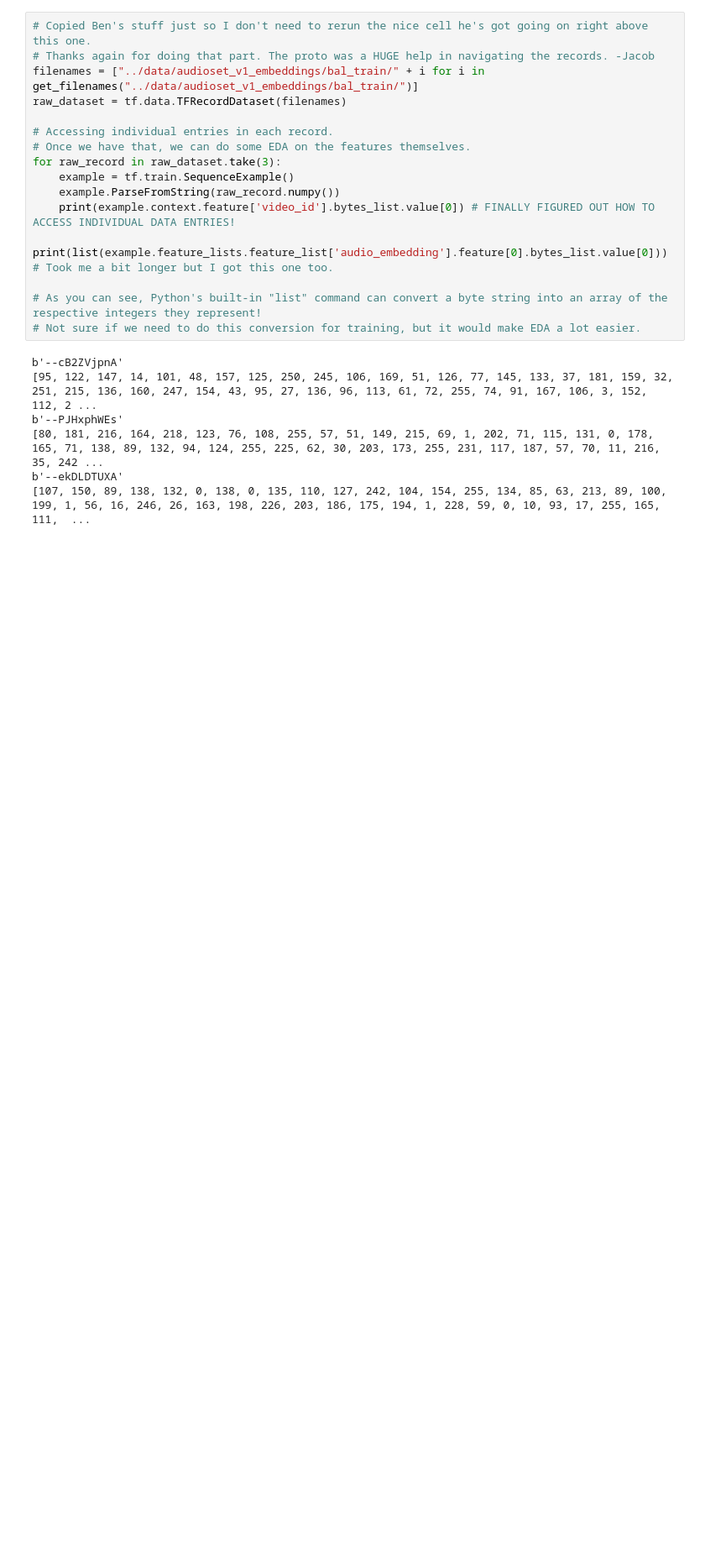
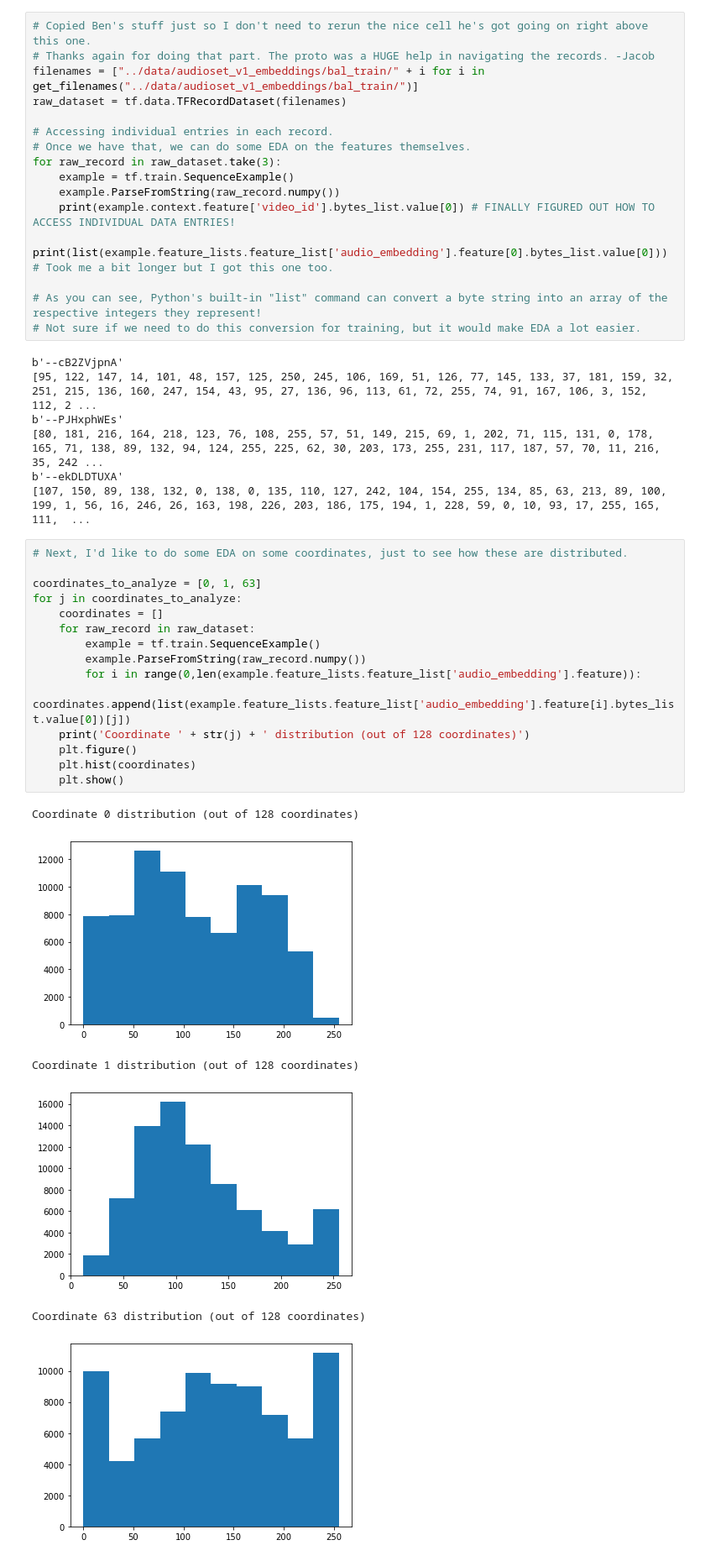
Before and after one commit to mashburnj/Audio_Labeling_Model, a Jupyter notebook: notebooks/Google AudioSet Demo.ipynb, the cells around one changed output. Shown at 84% size. Cells and saved outputs as stored; diff of their text form; blank space fills up the shorter version.

Commit message:
performed EDA on some byte entries

```diff
--- a/notebooks/Google AudioSet Demo.ipynb
+++ b/notebooks/Google AudioSet Demo.ipynb
@@ -130,3 +128,25 @@ b'--PJHxphWEs'
 [80, 181, 216, 164, 218, 123, 76, 108, 255, 57, 51, 149, 215, 69, 1, 202, 71, 115, 131, 0, 178, 165, 71, 138, 89, 132, 94, 124, 255, 225, 62, 30, 203, 173, 255, 231, 117, 187, 57, 70, 11, 216, 35, 242 ...
 b'--ekDLDTUXA'
 [107, 150, 89, 138, 132, 0, 138, 0, 135, 110, 127, 242, 104, 154, 255, 134, 85, 63, 213, 89, 100, 199, 1, 56, 16, 246, 26, 163, 198, 226, 203, 186, 175, 194, 1, 228, 59, 0, 10, 93, 17, 255, 165, 111,  ...
+# %%
+# Next, I'd like to do some EDA on some coordinates, just to see how these are distributed.
+
+coordinates_to_analyze = [0, 1, 63]
+for j in coordinates_to_analyze:
+    coordinates = []
+    for raw_record in raw_dataset:
+        example = tf.train.SequenceExample()
+        example.ParseFromString(raw_record.numpy())
+        for i in range(0,len(example.feature_lists.feature_list['audio_embedding'].feature)):
+            coordinates.append(list(example.feature_lists.feature_list['audio_embedding'].feature[i].bytes_list.value[0])[j])
+    print('Coordinate ' + str(j) + ' distribution (out of 128 coordinates)')
+    plt.figure()
+    plt.hist(coordinates)
+    plt.show()
+# %% [output]
+Coordinate 0 distribution (out of 128 coordinates)
+[figure, added]
+Coordinate 1 distribution (out of 128 coordinates)
+[figure, added]
+Coordinate 63 distribution (out of 128 coordinates)
+[figure, added]
```
Also changed, not shown: parts of 1 cell of this notebook.
